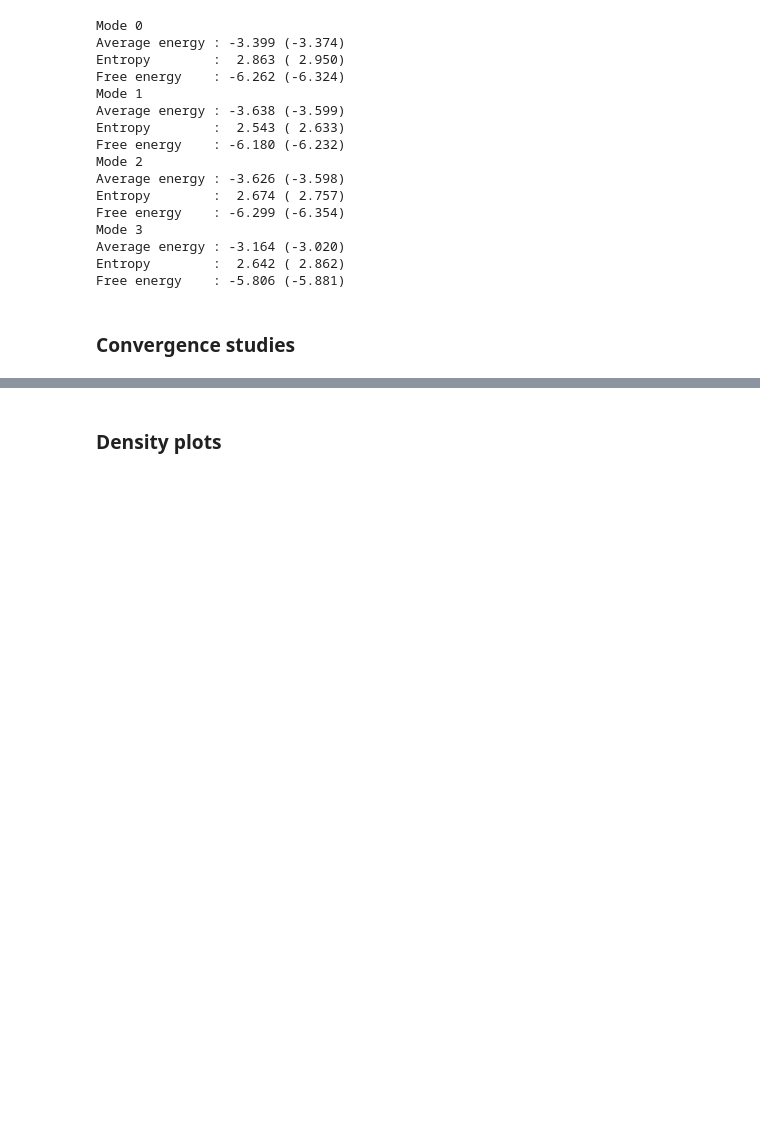
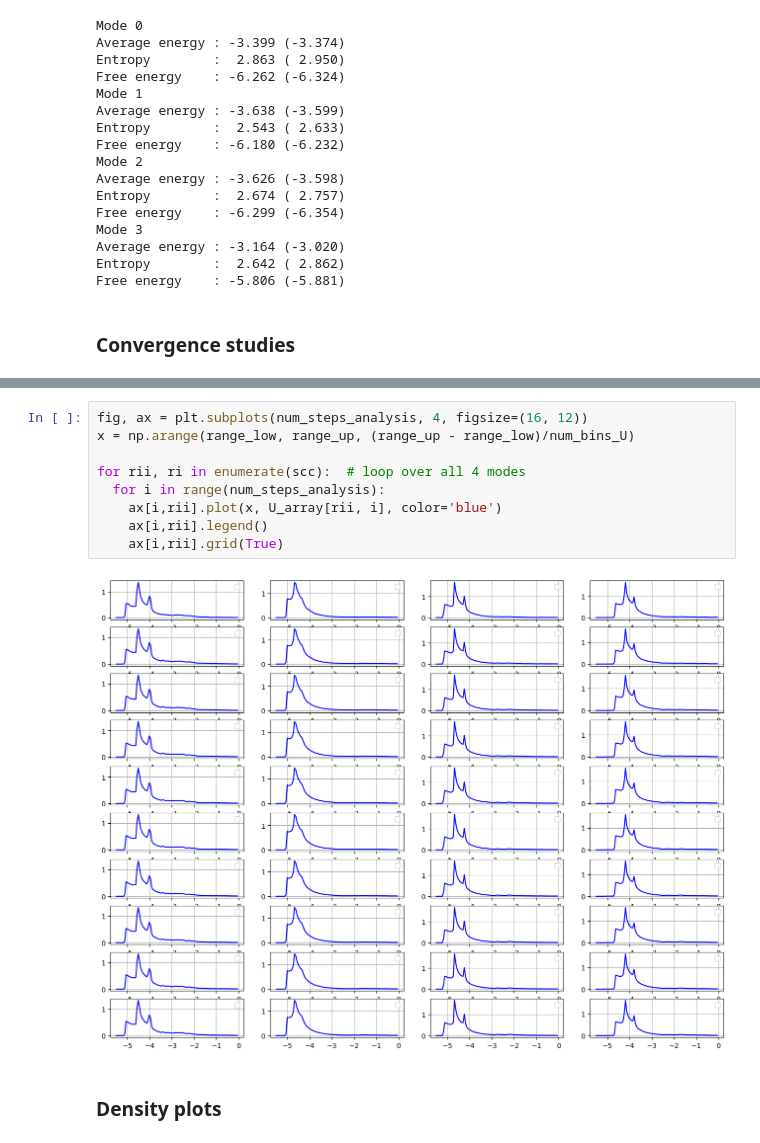
Before and after one commit to lillgroup/StatMechLectures, a Jupyter notebook: FreeEnergy_vs_Docking_2D_convergence.ipynb, the cells around one changed output, grey strips where cells are left out. Drawn from its saved outputs; the diff is of its cells as text; blank space fills up the shorter version.

```diff
--- a/FreeEnergy_vs_Docking_2D_convergence.ipynb
+++ b/FreeEnergy_vs_Docking_2D_convergence.ipynb
@@ -854,3 +909,14 @@ for i in range(num_steps_analysis):
+# %%
+fig, ax = plt.subplots(num_steps_analysis, 4, figsize=(16, 12))
+x = np.arange(range_low, range_up, (range_up - range_low)/num_bins_U)
+
+for rii, ri in enumerate(scc):  # loop over all 4 modes
+  for i in range(num_steps_analysis):
+    ax[i,rii].plot(x, U_array[rii, i], color='blue')
+    ax[i,rii].legend()
+    ax[i,rii].grid(True)
+# %% [output]
+[figure, added]
 # %% [markdown]
 ### Density plots
 # %%
```
Also changed, not shown: parts of 2 cells of this notebook.
